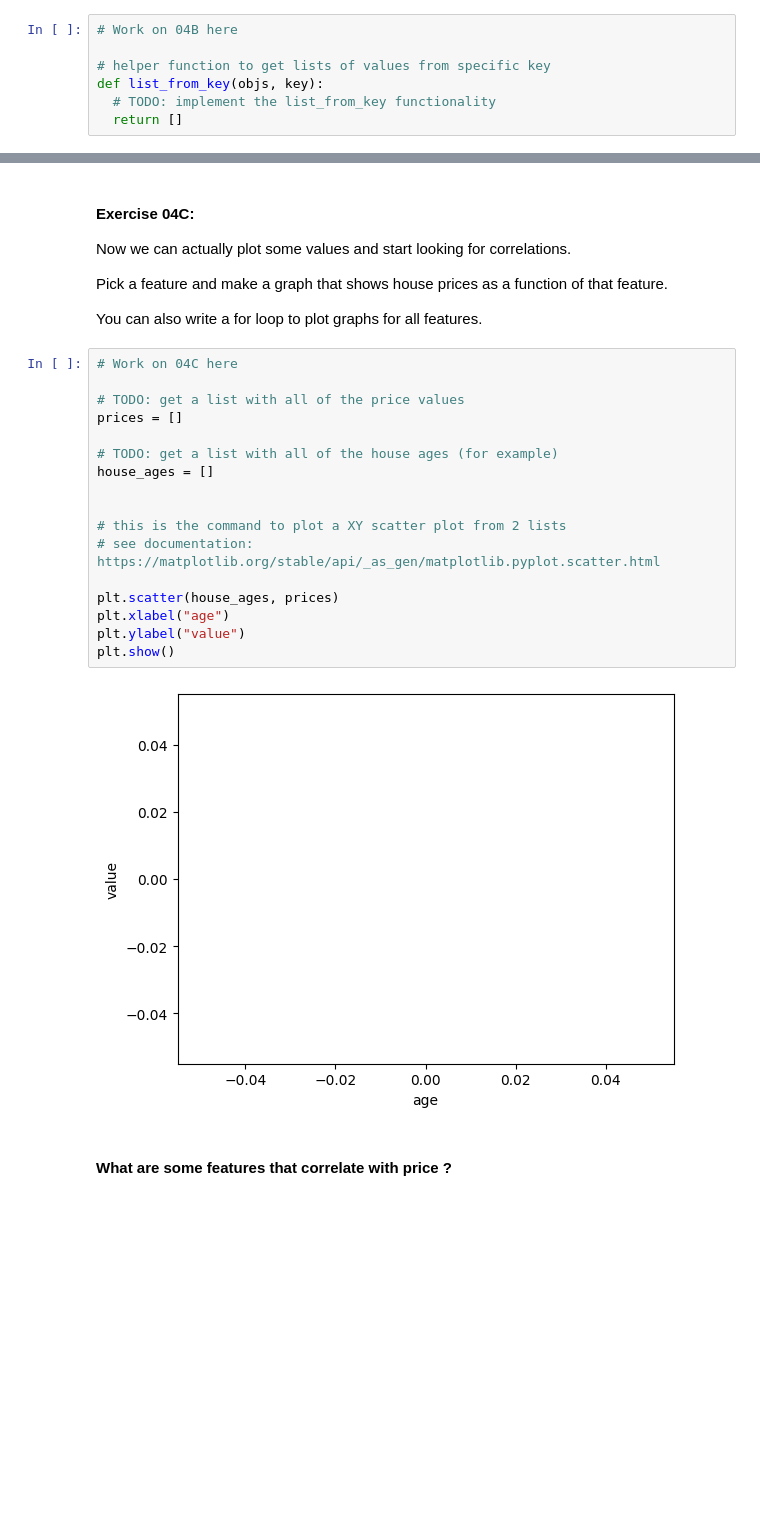
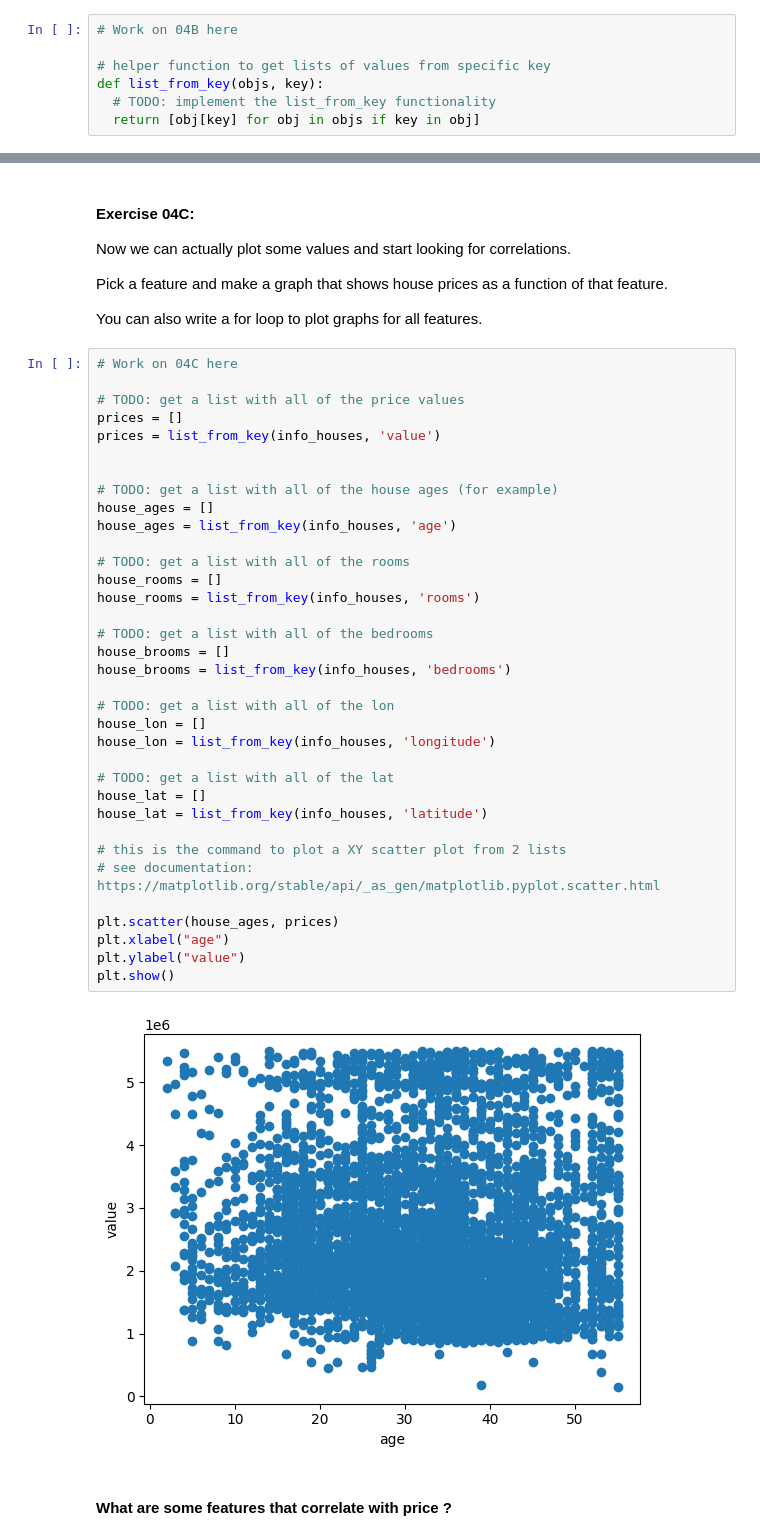
Before and after one commit to IntrotoML9103/HW_03, a Jupyter notebook: HW03.ipynb, the cells around one changed output, grey strips where cells are left out. Saved outputs shown, nothing was run; the diff lists cells and outputs as text; blank space fills up the shorter version.

```diff
--- a/HW03.ipynb
+++ b/HW03.ipynb
@@ -483,7 +468,7 @@ Before we plot anything, let's define a function `list_from_key(objs, key)` that
 # helper function to get lists of values from specific key
 def list_from_key(objs, key):
   # TODO: implement the list_from_key functionality
-  return []
+  return [obj[key] for obj in objs if key in obj]
 # %%
 # Test 04B
 Tests.test("04B", list_from_key)
@@ -516,21 +485,39 @@ You can also write a for loop to plot graphs for all features.
 # %%
 # Work on 04C here
 
 # TODO: get a list with all of the price values
 prices = []
+prices = list_from_key(info_houses, 'value')
+
 
 # TODO: get a list with all of the house ages (for example)
 house_ages = []
+house_ages = list_from_key(info_houses, 'age')
 
+# TODO: get a list with all of the rooms
+house_rooms = []
+house_rooms = list_from_key(info_houses, 'rooms')
+
+# TODO: get a list with all of the bedrooms
+house_brooms = []
+house_brooms = list_from_key(info_houses, 'bedrooms')
+
+# TODO: get a list with all of the lon
+house_lon = []
+house_lon = list_from_key(info_houses, 'longitude')
+
+# TODO: get a list with all of the lat
+house_lat = []
+house_lat = list_from_key(info_houses, 'latitude')
 
 # this is the command to plot a XY scatter plot from 2 lists
 # see documentation: https://matplotlib.org/stable/api/_as_gen/matplotlib.pyplot.scatter.html
 
 plt.scatter(house_ages, prices)
 plt.xlabel("age")
 plt.ylabel("value")
 plt.show()
 # %% [output]
-[figure, old version]
+[figure, new version]
 # %% [markdown]
 #### What are some features that correlate with price ?
```
Also changed, not shown: parts of 19 cells of this notebook.
